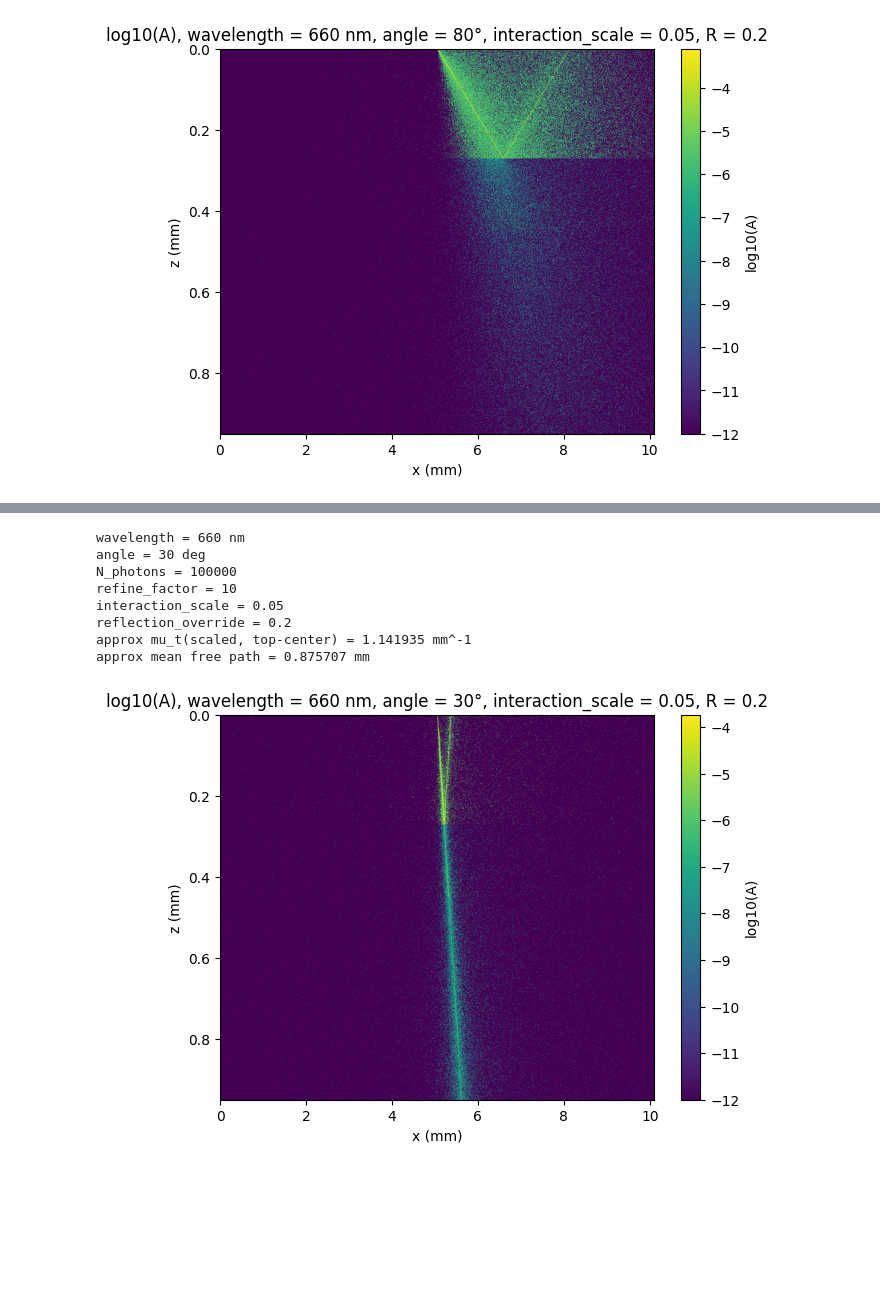
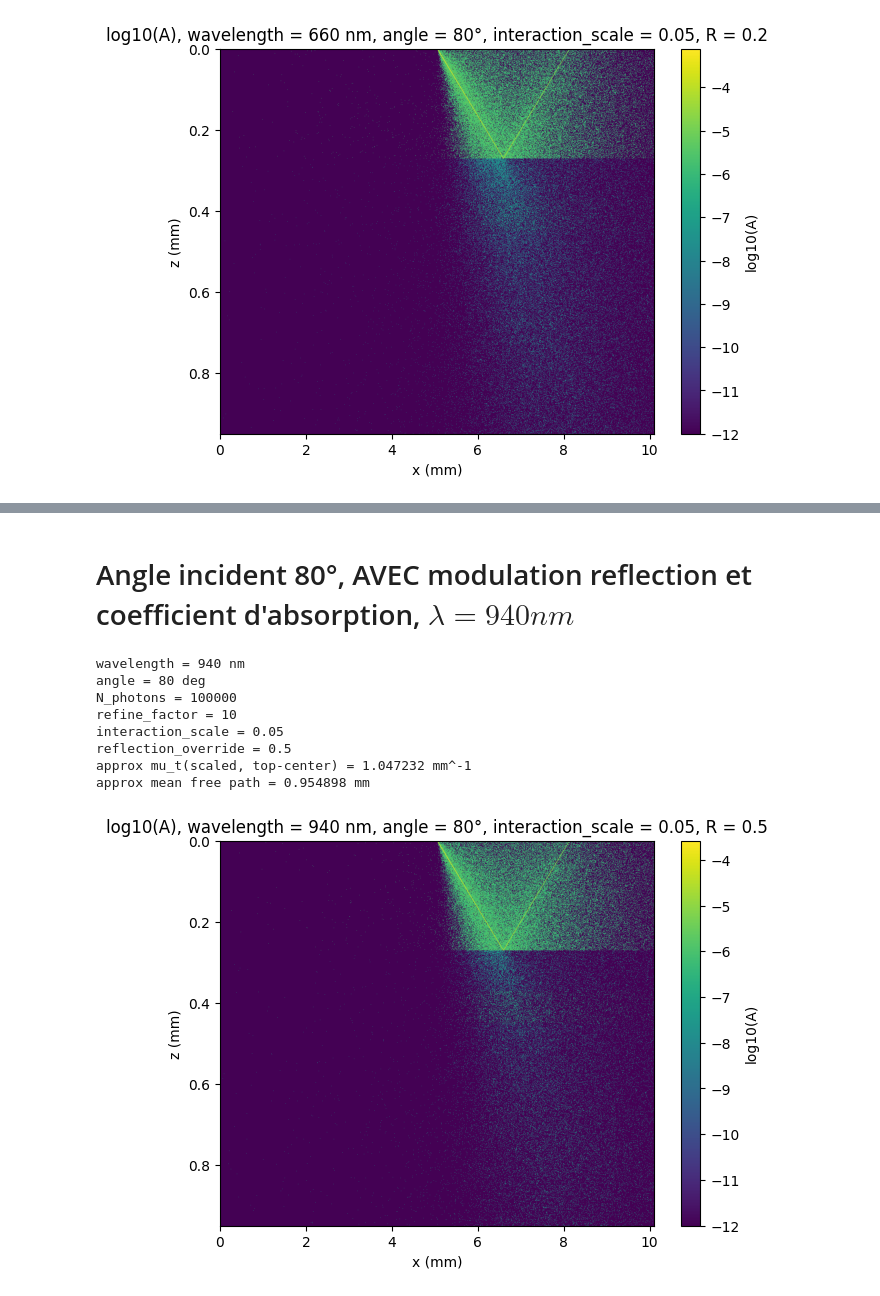
Before and after one commit to dalisullivan01/Lab-Monte-Carlo-GBM8802, a Jupyter notebook: lab_V3_P2_Explore.ipynb, the cells around one changed output, grey strips where cells are left out. Saved outputs shown, nothing was run; the diff lists cells and outputs as text; code cells hidden in the pictures; blank space fills up the shorter version.

```diff
--- a/lab_V3_P2_Explore.ipynb
+++ b/lab_V3_P2_Explore.ipynb
@@ -719,20 +861,22 @@ approx mean free path = 0.043785 mm
+# %% [markdown]
+# Angle incident 80°, AVEC modulation reflection et coefficient d'absorption, $\lambda = 940nm$
 # %%
 A_half, x_step_refined, z_step_local = run_angle_simulation(
     wl_test=940,
-    theta_test=30,
+    theta_test=80,
     N_test=100000,
     refine_factor=10,
     interaction_scale=0.05,
-    reflection_override=0.2,
+    reflection_override=0.5,
     debug=False
 )
 # %% [output]
-wavelength = 660 nm
-angle = 30 deg
+wavelength = 940 nm
+angle = 80 deg
 N_photons = 100000
 refine_factor = 10
 interaction_scale = 0.05
-reflection_override = 0.2
-approx mu_t(scaled, top-center) = 1.141935 mm^-1
-approx mean free path = 0.875707 mm
+reflection_override = 0.5
+approx mu_t(scaled, top-center) = 1.047232 mm^-1
+approx mean free path = 0.954898 mm
-[figure, old version]
+[figure, new version]
```
Also changed, not shown: parts of 18 cells of this notebook, 1 other file.
